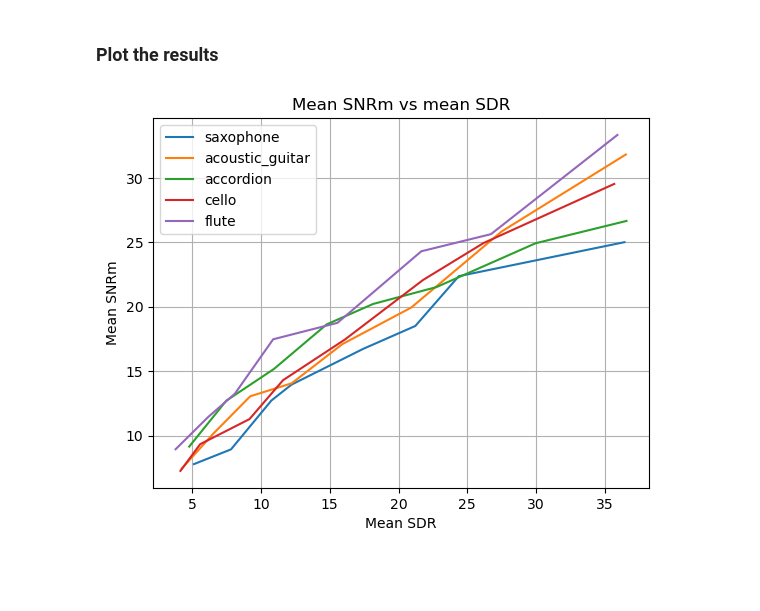
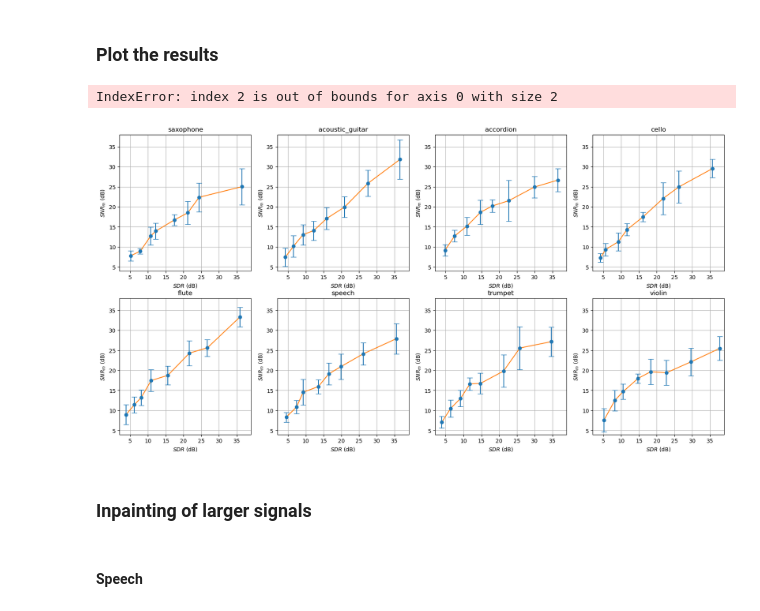
Before and after one commit to pierreaguie/C-OMP-for-Audio-Declipping, a Jupyter notebook: AudioDeclipping.ipynb, the cells around one changed output. Drawn from its saved outputs; the diff is of its cells as text; code cells hidden in the pictures; blank space fills up the shorter version.

Commit message:
cleaned notebook + large inpainting code

```diff
--- a/AudioDeclipping.ipynb
+++ b/AudioDeclipping.ipynb
@@ -939,8 +764,7 @@ Running experiment for theta_clip = 0.9...
 ### Plot the results
 # %%
 plot_path = "results/"
-instruments = ["saxophone", "acoustic_guitar", "accordion", "cello", "flute"]
-instruments2 = ["saxophone", "acoustic_guitar", "accordion", "cello", "flute", "speech", "trumpet", "violin", "xylophone"]
+instruments = ["saxophone", "acoustic_guitar", "accordion", "cello", "flute", "speech", "trumpet", "violin", "xylophone"]
 thetas_clip = [0.2, 0.3, 0.4, 0.5, 0.6, 0.7, 0.8, 0.9]
 
 def read_results(file_path):
@@ -957,19 +781,39 @@ def plot_results(result, instrument, with_std : bool = True):
     if with_std:
         plt.errorbar(mean_SDR, mean_SNRm, yerr = stdSNRm, fmt='o', capsize = 5)
     plt.plot(mean_SDR, mean_SNRm)
-    plt.xlabel('Mean SDR')
-    plt.ylabel('Mean SNRm')
-    plt.title(f'Mean SNRm vs mean SDR for {instrument}')
+    plt.xlabel(r'$SDR$ (dB)')
+    plt.ylabel(r'$SNR_m$ (dB)')
+    plt.title(rf'{instrument}')
     plt.grid(True)
 
-def main_plot(with_std : bool = True):
-    for instrument in instruments:
+def main_plot(with_std: bool = True):
+    fig, ax = plt.subplots(2, 4, figsize=(20, 10))
+    for i, instrument in enumerate(instruments):
         result_file = os.path.join(plot_path, f'result_{instrument}.txt')
         if os.path.exists(result_file):
             result = read_results(result_file)
-            plot_results(result, instrument, with_std)
+            mean_SNRm = [result[theta]["meanSNRm"] for theta in thetas_clip]
+            stdSNRm = [result[theta]["stdSNRm"] for theta in thetas_clip]
+            mean_SDR = [result[theta]["meanSDR"] for theta in thetas_clip]
+
+            row, col = divmod(i, 4)
+            if with_std:
+                ax[row, col].errorbar(mean_SDR, mean_SNRm, yerr=stdSNRm, fmt='o', capsize=5)
+                ax[row, col].plot(mean_SDR, mean_SNRm,)
+            else:
+                ax[row, col].plot(mean_SDR, mean_SNRm, marker='o')
+
+            ax[row, col].set_xlabel(r'$SDR$ (dB)')
+            ax[row, col].set_ylabel(r'$SNR_m$ (dB)')
+            ax[row, col].set_title(rf'{instrument}')
+            ax[row, col].grid(True)
+            ax[row, col].set_xlim(2, 39)
+            ax[row, col].set_ylim(4, 38)
         else:
             print(f"Result file for {instrument} not found.")
+
+    plt.tight_layout()
+    plt.show()
 
 def compact_plot():
     for instrument in instruments:
@@ -978,12 +822,17 @@ def compact_plot():
         meanSNRm = [results[theta]["meanSNRm"] for theta in thetas_clip]
         mean_SDR = [(results[theta]["meanSDR"]) for theta in thetas_clip]
         plt.plot(mean_SDR, meanSNRm, label = instrument)
-    plt.xlabel('Mean SDR')
-    plt.ylabel('Mean SNRm')
-    plt.title('Mean SNRm vs mean SDR')
+    plt.xlabel(r'$SDR (dB)$')
+    plt.ylabel(r'$SNR_m (dB)$')
+    plt.title(r'$SNR_m$ vs $SDR$')
     plt.legend()
     plt.grid(True)
-# %%
-compact_plot()
-# %% [output]
-[figure, removed]
+# %%
+main_plot()
+# %% [output]
+IndexError: index 2 is out of bounds for axis 0 with size 2
+[figure, added]
+# %% [markdown]
+### Inpainting of larger signals
+# %% [markdown]
+#### Speech
```
Also changed, not shown: parts of 64 cells of this notebook.
